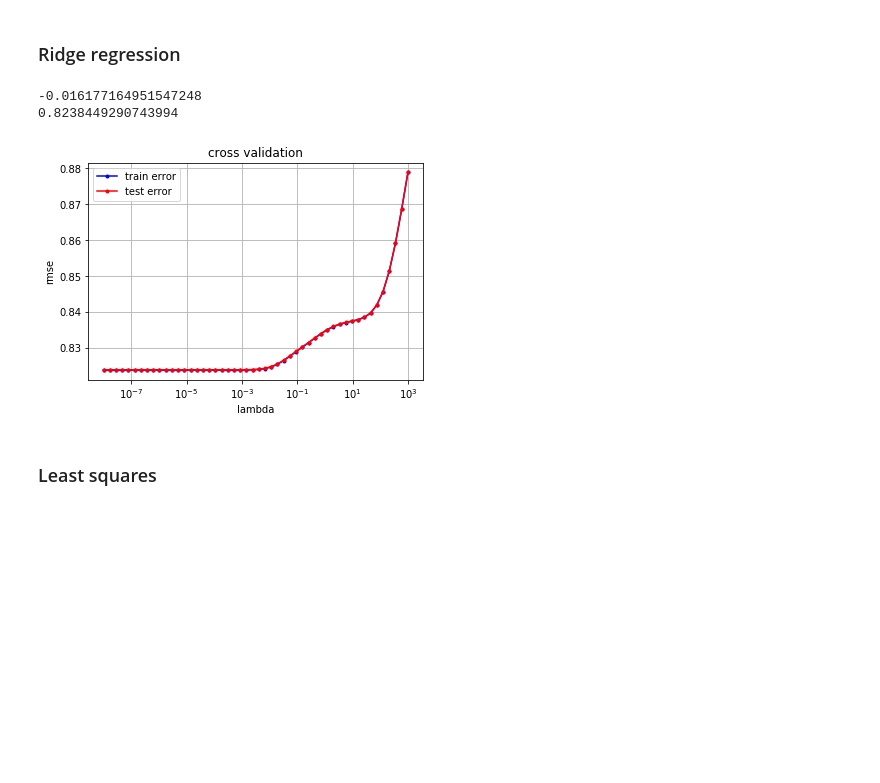
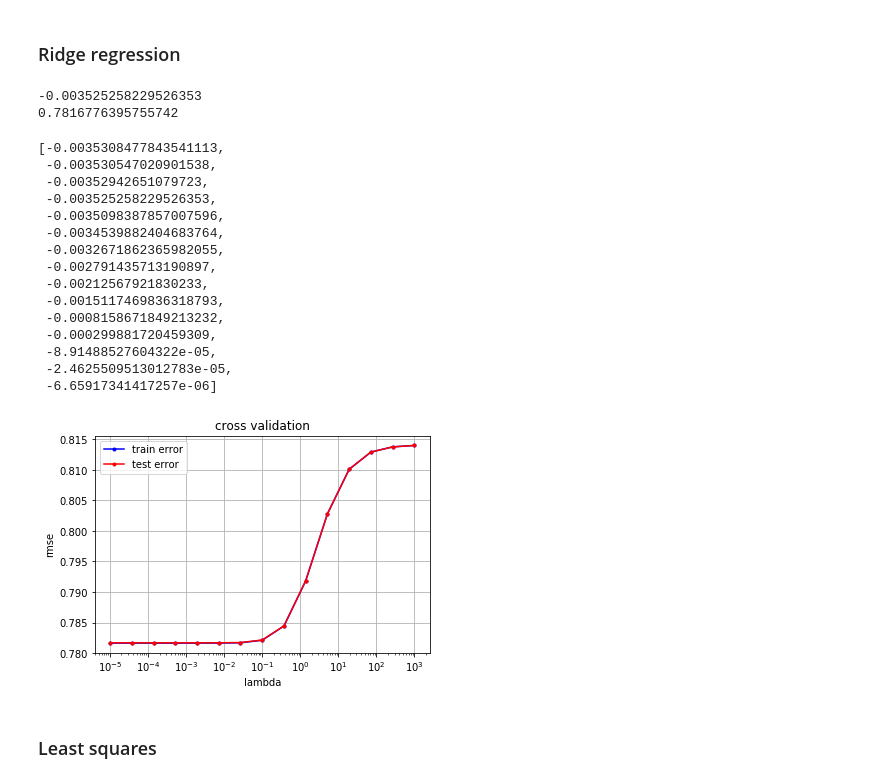
Before and after one commit to gianlucamancini7/machine_learning, a Jupyter notebook: main.ipynb, the cells around one changed output. Drawn from its saved outputs; the diff is of its cells as text; code cells hidden in the pictures; blank space fills up the shorter version.

```diff
--- a/main.ipynb
+++ b/main.ipynb
@@ -391,0 +511,10 @@ np.linalg.svd(X_std.T)
+# %%
+eig_pairs[0][1].reshape(20,1)
+number_features=20
+#decide how many principal components i get
+number_pa=15
+#define matrix to be filled in
+matrix_w=np.ones((number_features, number_pa))
+for i in range(number_pa):
+    matrix_w[:,i] = eig_pairs[i][1]
+matrix_w[:2]
@@ -391,0 +534,3 @@ np.linalg.svd(X_std.T)
+# %%
+df_features_train_independent_std_transf = df_features_train_independent_std.dot(matrix_w)
+df_features_train_independent_std_transf.head()
@@ -405,3 +565,6 @@ yb_independent_pri, input_data_independent_pri, ids_dependent_pri=np.array(predi
 # %%
 # remove the indices from the dataframes and set up the dataframes for primitive variable
 yb_independent_der, input_data_independent_der, ids_dependent_der=np.array(prediction_independent['Prediction']), np.array(df_features_train_independent_der.iloc[:,1:]), np.array(df_features_train_independent['Id'])
+# %%
+# remove the indices from the dataframes and set up the dataframes for independent variable
+yb_independent_pa, input_data_independent_pa, ids_independent=np.array(prediction_independent['Prediction']), np.array(df_features_train_independent_std_transf), np.array(df_features_train_independent['Id'])
@@ -423,6 +592,20 @@ yb_dependent[np.where(yb_dependent=='b')] = -1.
 yb_dependent[np.where(yb_dependent=='s')] = 1.
 yb_dependent=yb_dependent.astype('float')
 
+yb_independent_pa[np.where(yb_independent_pa=='b')] = 1.
+yb_independent_pa[np.where(yb_independent_pa=='s')] = 0.
+yb_independent_pa=yb_independent_pa.astype('float')
+
+
+yb_toy[np.where(yb_toy=='b')] = 1.
+yb_toy[np.where(yb_toy=='s')] = 0.
+yb_toy=yb_toy.astype('float')
+
+
+yb_independent_pa_scikit[np.where(yb_independent_pa_scikit=='b')] = 1.
+yb_independent_pa_scikit[np.where(yb_independent_pa_scikit=='s')] = 0.
+yb_independent_pa_scikit=yb_independent_pa_scikit.astype('float')
+
 
 #Cut dataframe for fast testing
 # lines_cut=200000
@@ -435,9 +618,15 @@ y_independent=yb_independent
 y_dependent=yb_dependent
 y_independent_pri=yb_independent_pri
 y_independent_der=yb_independent_der
+y_independent_pa=yb_independent_pa
+y_toy=yb_toy
+y_independent_pa_scikit=yb_independent_pa_scikit
+
 tx_independent=input_data_independent
 tx_dependent=input_data_dependent
 tx_independent_pri=input_data_independent_pri
 tx_independent_der=input_data_independent_der
-
+tx_independent_pa=input_data_independent_pa
+tx_toy=input_data_toy
+tx_independent_pa_scikit=input_data_independent_pa_scikit
 #input_data.shape
@@ -550,30 +792,46 @@ Weigths:  [ 5.04127420e-10  3.18011195e+02 -6.28057022e+03  1.79713729e-10
 # %%
 # Define the parameters of the algorithm.
 seed = 1
 k_fold = 8
-lambdas = np.logspace(-8, 3, 50)
+lambdas = np.logspace(-5, 3, 15)
 
 # Initialization
-k_indices=build_k_indices(y, k_fold, seed)
+k_indices=build_k_indices(yb_independent_pa, k_fold, seed)
 cross_rmse_train=[]
 cross_rmse_test=[]
 wsi_train_avg=[]
 for lambda_ in lambdas:
     rmse_tr = []
     rmse_te = []
     wsi_train_lst=[]
     for k in range(k_fold):
-        loss_tr, loss_te,wsi_train=cross_validation_ridge(y, tx, k_indices, k, lambda_)
+        loss_tr, loss_te,wsi_train=cross_validation_ridge(y_independent_pa, tx_independent_pa, k_indices, k, lambda_)
         rmse_tr.append(loss_tr)
         rmse_te.append(loss_te)
         wsi_train_lst.append(wsi_train)
     cross_rmse_train.append(np.mean(rmse_tr))
     cross_rmse_test.append(np.mean(rmse_te))
     wsi_train_avg.append(np.mean(wsi_train))
 cross_validation_visualization(lambdas, cross_rmse_train, cross_rmse_test)
 print(wsi_train_avg[np.argmin(cross_rmse_test)])
 print(np.min(cross_rmse_test))
+wsi_train_avg
 # %% [output]
--0.016177164951547248
-0.8238449290743994
+-0.003525258229526353
+0.7816776395755742
+[-0.0035308477843541113,
+ -0.003530547020901538,
+ -0.00352942651079723,
+ -0.003525258229526353,
+ -0.0035098387857007596,
+ -0.0034539882404683764,
+ -0.0032671862365982055,
+ -0.002791435713190897,
+ -0.00212567921830233,
+ -0.0015117469836318793,
+ -0.0008158671849213232,
+ -0.000299881720459309,
+ -8.91488527604322e-05,
+ -2.4625509513012783e-05,
+ -6.65917341417257e-06]
-[figure, old version]
+[figure, new version]
```
Also changed, not shown: parts of 53 cells of this notebook, 8 other files.
